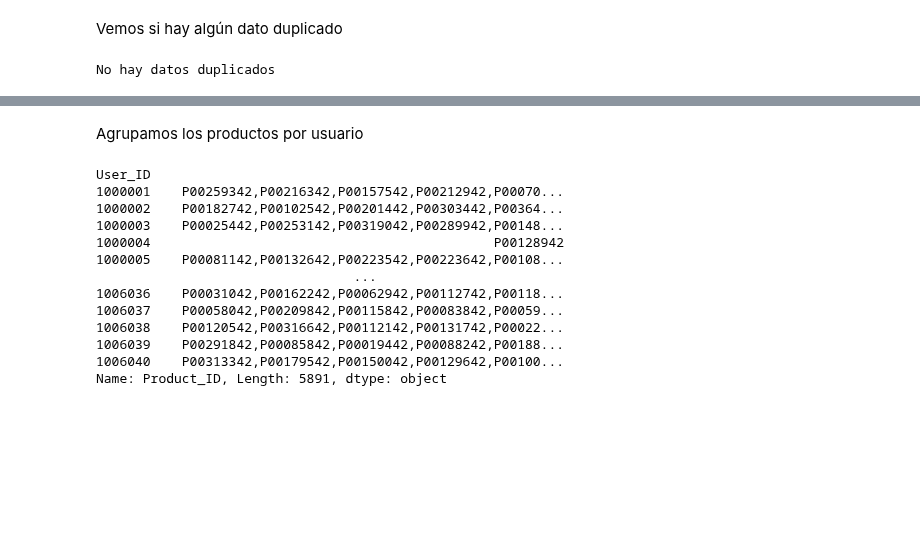
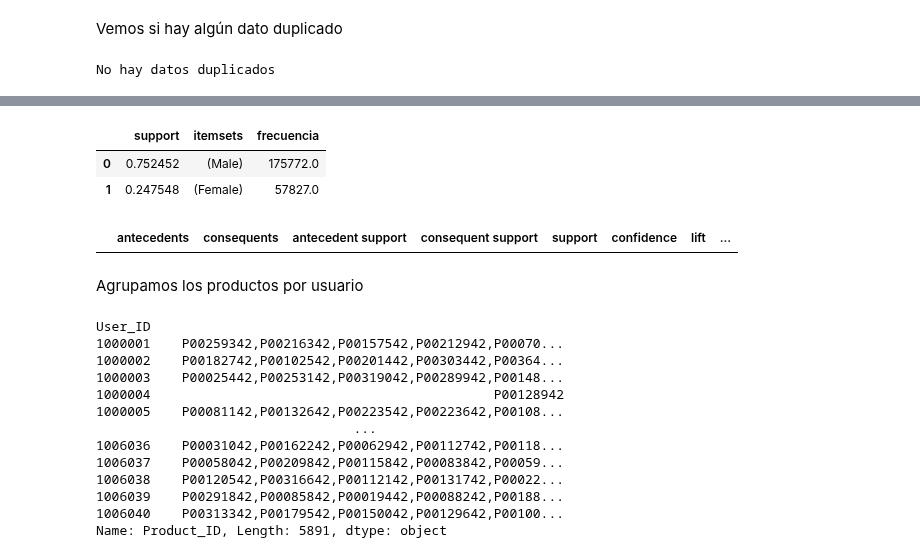
Before and after one commit to javierarteagapuell/deeplearning, a Jupyter notebook: Prac2Ej1.ipynb, the cells around one changed output, grey strips where cells are left out. Drawn from its saved outputs; the diff is of its cells as text; code cells hidden in the pictures; blank space fills up the shorter version.

```diff
--- a/Prac2Ej1.ipynb
+++ b/Prac2Ej1.ipynb
@@ -63,3 +112,21 @@ No hay datos duplicados
+# %%
+from mlxtend.frequent_patterns import apriori, association_rules
+
+frequent_itemsets = apriori(data1, min_support=0.06, use_colnames=True)
+frequent_itemsets_sort = frequent_itemsets.sort_values(by=['support'], ascending=False)
+
+frequent=frequent_itemsets_sort.support*233599
+frequent_itemsets_sort['frecuencia'] =frequent
+frequent_itemsets_sort.head()
+# %% [output]
+|  | support | itemsets | frecuencia |
+| 0 | 0.752452 | (Male) | 175772.0 |
+| 1 | 0.247548 | (Female) | 57827.0 |
+# %%
+rules = association_rules(frequent_itemsets, metric='confidence', min_threshold=0.6)
+rules.head()
+# %% [output]
+|  | antecedents | consequents | antecedent support | consequent support | support | confidence | lift | ... |
 # %% [markdown]
 Agrupamos los productos por usuario
 # %%
```
Also changed, not shown: parts of 15 cells of this notebook.
